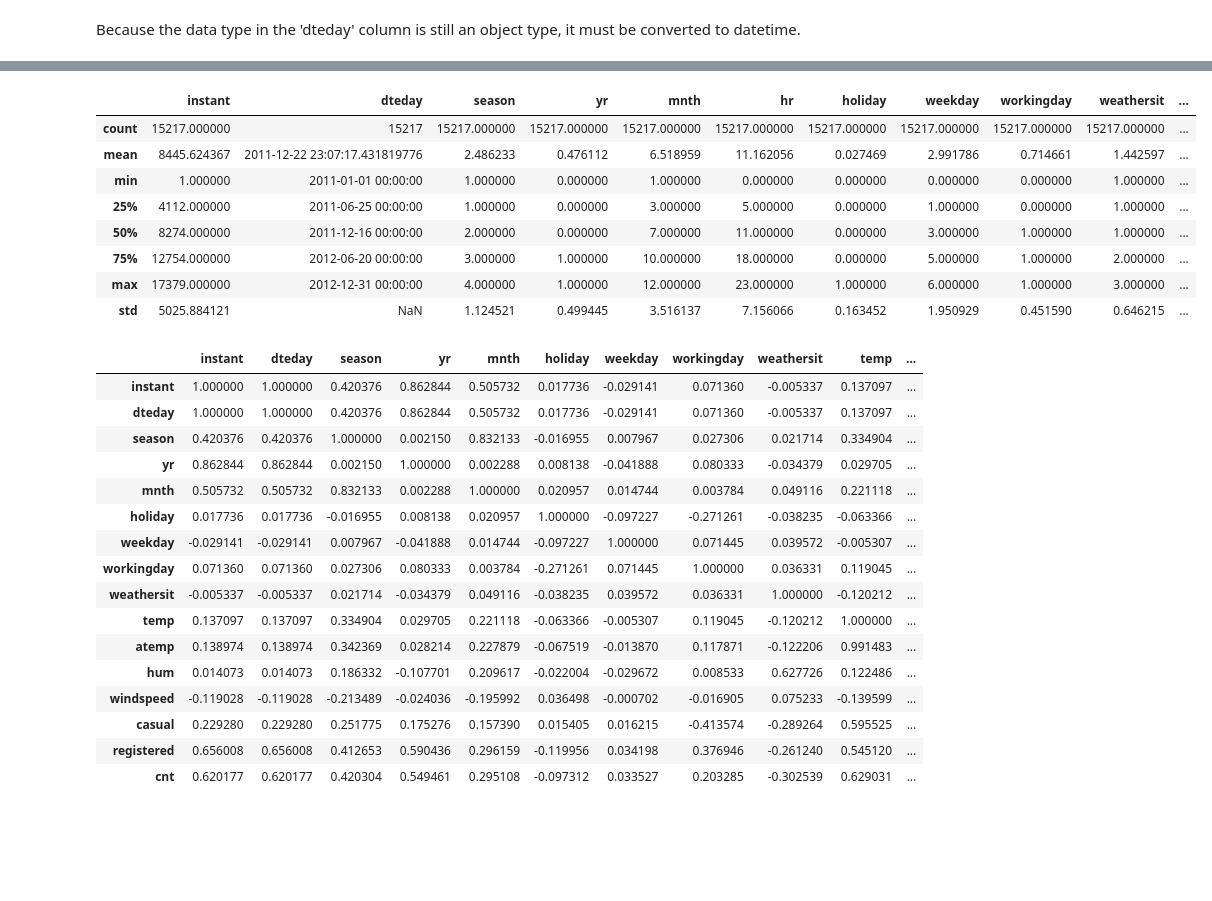
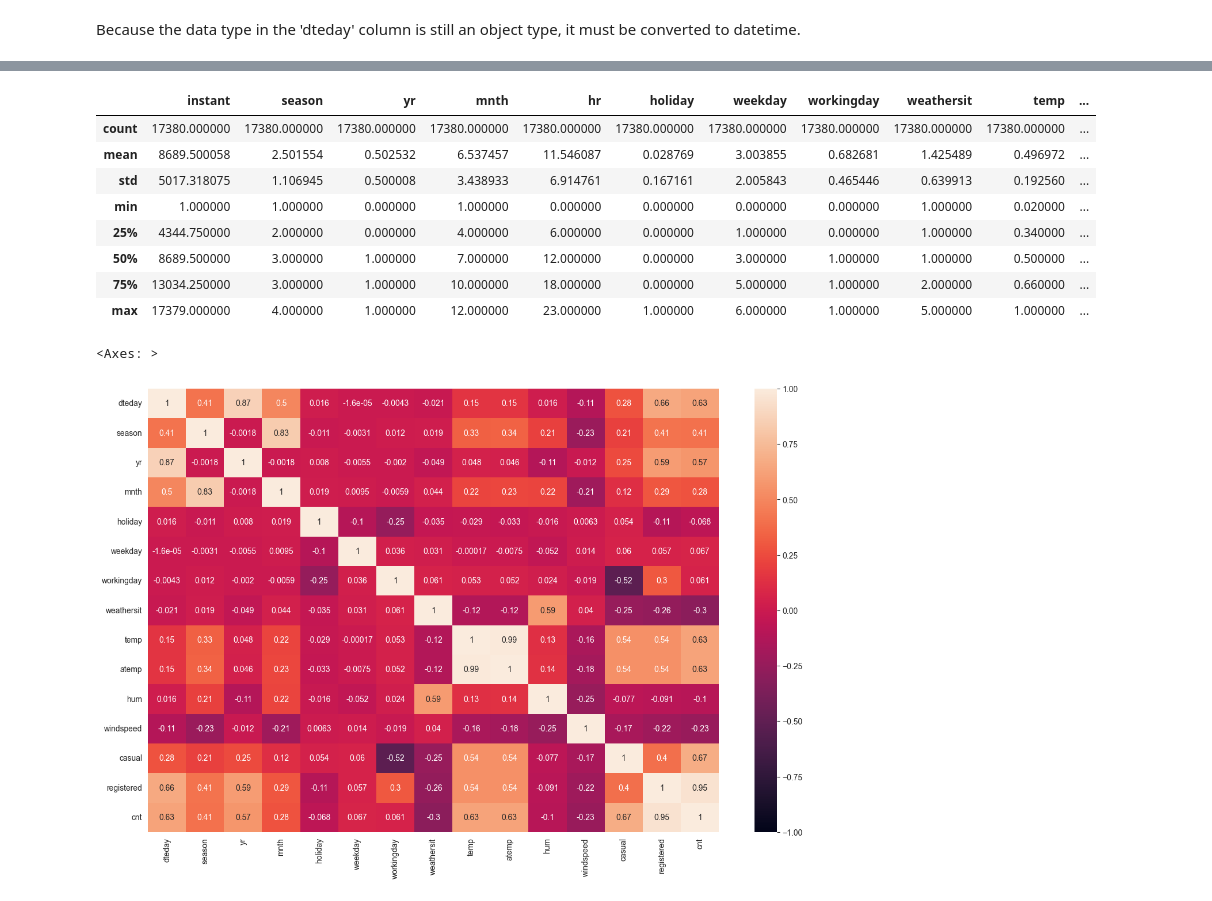
Before and after one commit to fikrifaizz/Bike-Sharing-Dataset---Data-Analysis, a Jupyter notebook: work.ipynb, the cells around one changed output, grey strips where cells are left out. Cells and saved outputs as stored; diff of their text form; code cells hidden in the pictures; blank space fills up the shorter version.

```diff
--- a/work.ipynb
+++ b/work.ipynb
@@ -296,33 +259,20 @@ data_day.describe(include='all')
 # %%
-data_hour.describe(include='all')
+data_hour = pd.read_csv('hour.csv')
+data_hour.describe()
 # %% [output]
-|  | instant | dteday | season | yr | mnth | hr | holiday | weekday | workingday | weathersit | ... |
-| count | 15217.000000 | 15217 | 15217.000000 | 15217.000000 | 15217.000000 | 15217.000000 | 15217.000000 | 15217.000000 | 15217.000000 | 15217.000000 | ... |
-| mean | 8445.624367 | 2011-12-22 23:07:17.431819776 | 2.486233 | 0.476112 | 6.518959 | 11.162056 | 0.027469 | 2.991786 | 0.714661 | 1.442597 | ... |
-| min | 1.000000 | 2011-01-01 00:00:00 | 1.000000 | 0.000000 | 1.000000 | 0.000000 | 0.000000 | 0.000000 | 0.000000 | 1.000000 | ... |
-| 25% | 4112.000000 | 2011-06-25 00:00:00 | 1.000000 | 0.000000 | 3.000000 | 5.000000 | 0.000000 | 1.000000 | 0.000000 | 1.000000 | ... |
-| 50% | 8274.000000 | 2011-12-16 00:00:00 | 2.000000 | 0.000000 | 7.000000 | 11.000000 | 0.000000 | 3.000000 | 1.000000 | 1.000000 | ... |
-| 75% | 12754.000000 | 2012-06-20 00:00:00 | 3.000000 | 1.000000 | 10.000000 | 18.000000 | 0.000000 | 5.000000 | 1.000000 | 2.000000 | ... |
-| max | 17379.000000 | 2012-12-31 00:00:00 | 4.000000 | 1.000000 | 12.000000 | 23.000000 | 1.000000 | 6.000000 | 1.000000 | 3.000000 | ... |
-| std | 5025.884121 | NaN | 1.124521 | 0.499445 | 3.516137 | 7.156066 | 0.163452 | 1.950929 | 0.451590 | 0.646215 | ... |
+|  | instant | season | yr | mnth | hr | holiday | weekday | workingday | weathersit | temp | ... |
+| count | 17380.000000 | 17380.000000 | 17380.000000 | 17380.000000 | 17380.000000 | 17380.000000 | 17380.000000 | 17380.000000 | 17380.000000 | 17380.000000 | ... |
+| mean | 8689.500058 | 2.501554 | 0.502532 | 6.537457 | 11.546087 | 0.028769 | 3.003855 | 0.682681 | 1.425489 | 0.496972 | ... |
+| std | 5017.318075 | 1.106945 | 0.500008 | 3.438933 | 6.914761 | 0.167161 | 2.005843 | 0.465446 | 0.639913 | 0.192560 | ... |
+| min | 1.000000 | 1.000000 | 0.000000 | 1.000000 | 0.000000 | 0.000000 | 0.000000 | 0.000000 | 1.000000 | 0.020000 | ... |
+| 25% | 4344.750000 | 2.000000 | 0.000000 | 4.000000 | 6.000000 | 0.000000 | 1.000000 | 0.000000 | 1.000000 | 0.340000 | ... |
+| 50% | 8689.500000 | 3.000000 | 1.000000 | 7.000000 | 12.000000 | 0.000000 | 3.000000 | 1.000000 | 1.000000 | 0.500000 | ... |
+| 75% | 13034.250000 | 3.000000 | 1.000000 | 10.000000 | 18.000000 | 0.000000 | 5.000000 | 1.000000 | 2.000000 | 0.660000 | ... |
+| max | 17379.000000 | 4.000000 | 1.000000 | 12.000000 | 23.000000 | 1.000000 | 6.000000 | 1.000000 | 5.000000 | 1.000000 | ... |
 # %%
-data_day.corr()
+plt.figure(figsize=(16, 10))
+sns.heatmap(data_day.corr(), vmin = -1, vmax = 1, annot=True)
 # %% [output]
-|  | instant | dteday | season | yr | mnth | holiday | weekday | workingday | weathersit | temp | ... |
-| instant | 1.000000 | 1.000000 | 0.420376 | 0.862844 | 0.505732 | 0.017736 | -0.029141 | 0.071360 | -0.005337 | 0.137097 | ... |
-| dteday | 1.000000 | 1.000000 | 0.420376 | 0.862844 | 0.505732 | 0.017736 | -0.029141 | 0.071360 | -0.005337 | 0.137097 | ... |
-| season | 0.420376 | 0.420376 | 1.000000 | 0.002150 | 0.832133 | -0.016955 | 0.007967 | 0.027306 | 0.021714 | 0.334904 | ... |
-| yr | 0.862844 | 0.862844 | 0.002150 | 1.000000 | 0.002288 | 0.008138 | -0.041888 | 0.080333 | -0.034379 | 0.029705 | ... |
-| mnth | 0.505732 | 0.505732 | 0.832133 | 0.002288 | 1.000000 | 0.020957 | 0.014744 | 0.003784 | 0.049116 | 0.221118 | ... |
-| holiday | 0.017736 | 0.017736 | -0.016955 | 0.008138 | 0.020957 | 1.000000 | -0.097227 | -0.271261 | -0.038235 | -0.063366 | ... |
-| weekday | -0.029141 | -0.029141 | 0.007967 | -0.041888 | 0.014744 | -0.097227 | 1.000000 | 0.071445 | 0.039572 | -0.005307 | ... |
-| workingday | 0.071360 | 0.071360 | 0.027306 | 0.080333 | 0.003784 | -0.271261 | 0.071445 | 1.000000 | 0.036331 | 0.119045 | ... |
-| weathersit | -0.005337 | -0.005337 | 0.021714 | -0.034379 | 0.049116 | -0.038235 | 0.039572 | 0.036331 | 1.000000 | -0.120212 | ... |
-| temp | 0.137097 | 0.137097 | 0.334904 | 0.029705 | 0.221118 | -0.063366 | -0.005307 | 0.119045 | -0.120212 | 1.000000 | ... |
-| atemp | 0.138974 | 0.138974 | 0.342369 | 0.028214 | 0.227879 | -0.067519 | -0.013870 | 0.117871 | -0.122206 | 0.991483 | ... |
-| hum | 0.014073 | 0.014073 | 0.186332 | -0.107701 | 0.209617 | -0.022004 | -0.029672 | 0.008533 | 0.627726 | 0.122486 | ... |
-| windspeed | -0.119028 | -0.119028 | -0.213489 | -0.024036 | -0.195992 | 0.036498 | -0.000702 | -0.016905 | 0.075233 | -0.139599 | ... |
-| casual | 0.229280 | 0.229280 | 0.251775 | 0.175276 | 0.157390 | 0.015405 | 0.016215 | -0.413574 | -0.289264 | 0.595525 | ... |
-| registered | 0.656008 | 0.656008 | 0.412653 | 0.590436 | 0.296159 | -0.119956 | 0.034198 | 0.376946 | -0.261240 | 0.545120 | ... |
-| cnt | 0.620177 | 0.620177 | 0.420304 | 0.549461 | 0.295108 | -0.097312 | 0.033527 | 0.203285 | -0.302539 | 0.629031 | ... |
+<Axes: >
+[figure, added]
 # %%
```
Also changed, not shown: parts of 21 cells of this notebook.
